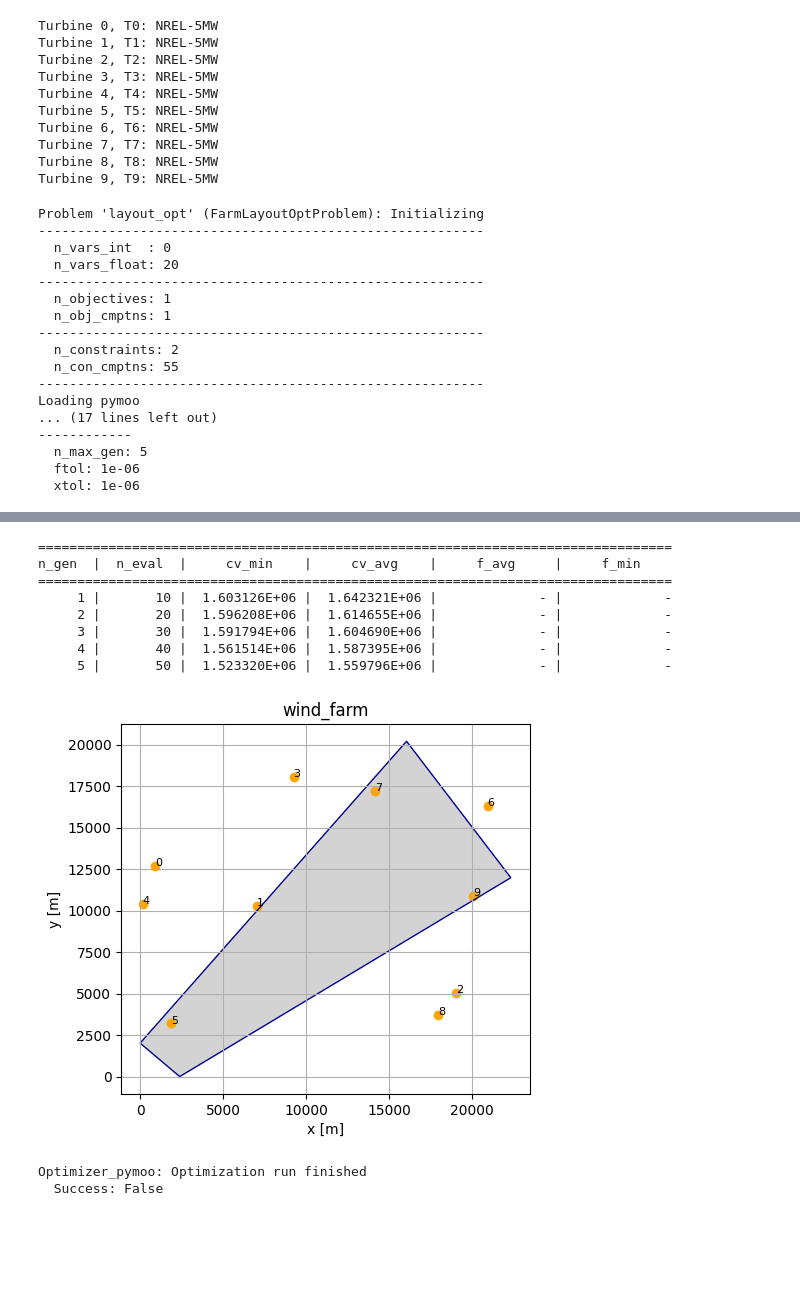
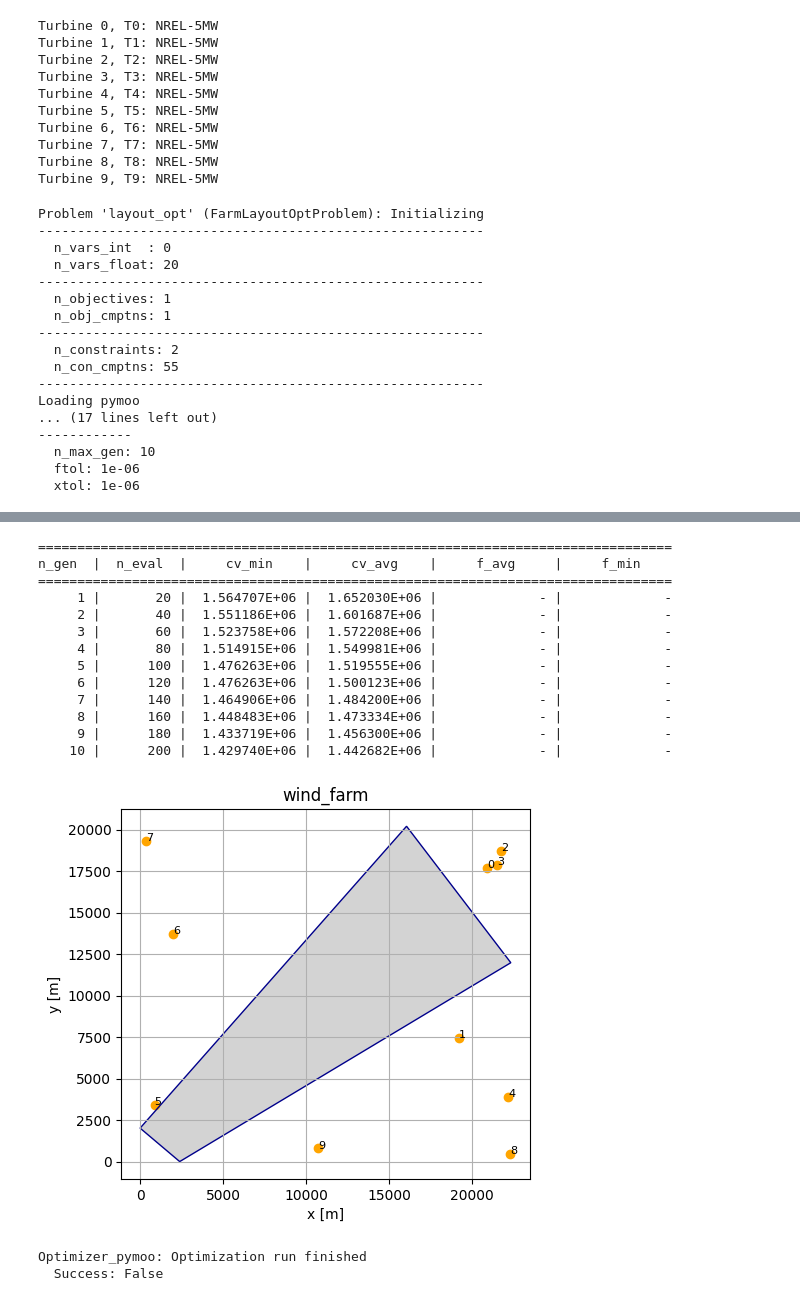
Before and after one commit to boujuan/StudentProject-Yield-Predictions-Offshore, a Jupyter notebook: Foxes_Wake_layout_Pascal.ipynb, the cells around one changed output, grey strips where cells are left out. Saved outputs shown, nothing was run; the diff lists cells and outputs as text; code cells hidden in the pictures; blank space fills up the shorter version.

```diff
--- a/Foxes_Wake_layout_Pascal.ipynb
+++ b/Foxes_Wake_layout_Pascal.ipynb
@@ -67,8 +84,8 @@ N = 10
 D = 126
 Min_Dist = 3*D
 
-Population  = 10
-Generations = 5
+Population  = 20
+Generations = 10
 Seed        = 42
 
 
@@ -126,11 +143,11 @@ Turbine 9, T9: NREL-5MW
 # %%
 
 with foxes.utils.runners.DaskRunner(
-    scheduler=None,
-    n_workers=None,
-    threads_per_worker=None,
+    # scheduler=None,
+    # n_workers=4,
+    # threads_per_worker=1,
     progress_bar=False,   # you can't see convergence with this, stupid
-    verbosity=1,
+    verbosity=1,          # detail of output
 ) as runner:
     ###--------------------------The_Problem------------------------------###
     problem = FarmLayoutOptProblem("layout_opt", algo, runner=runner)
@@ -144,7 +161,7 @@ with foxes.utils.runners.DaskRunner(
     #     geometry = boundary,
     #     name = "steve"
     #     ))
-    problem.add_constraint(FarmBoundaryConstraint(problem,name='boundary'))
+    problem.add_constraint(FarmBoundaryConstraint(problem))
 
     if Min_Dist is not None:
          problem.add_constraint(
@@ -180,40 +197,45 @@ with foxes.utils.runners.DaskRunner(
     plt.close(ax.get_figure())
 
     results = solver.solve()
 
     ax = foxes.output.FarmLayoutOutput(farm).get_figure()
     plt.show()
     plt.close(ax.get_figure())
 
     solver.finalize(results)
 # %% [output]
 Problem 'layout_opt' (FarmLayoutOptProblem): Initializing
 ---------------------------------------------------------
   n_vars_int  : 0
   n_vars_float: 20
 ---------------------------------------------------------
   n_objectives: 1
   n_obj_cmptns: 1
 ---------------------------------------------------------
   n_constraints: 2
   n_con_cmptns: 55
 ---------------------------------------------------------
 Loading pymoo
 ... (17 lines left out)
 ------------
-  n_max_gen: 5
+  n_max_gen: 10
   ftol: 1e-06
   xtol: 1e-06
 [figure]
 =================================================================================
 n_gen  |  n_eval  |     cv_min    |     cv_avg    |     f_avg     |     f_min
 =================================================================================
-     1 |       10 |  1.603126E+06 |  1.642321E+06 |             - |             -
-     2 |       20 |  1.596208E+06 |  1.614655E+06 |             - |             -
-     3 |       30 |  1.591794E+06 |  1.604690E+06 |             - |             -
-     4 |       40 |  1.561514E+06 |  1.587395E+06 |             - |             -
-     5 |       50 |  1.523320E+06 |  1.559796E+06 |             - |             -
+     1 |       20 |  1.564707E+06 |  1.652030E+06 |             - |             -
+     2 |       40 |  1.551186E+06 |  1.601687E+06 |             - |             -
+     3 |       60 |  1.523758E+06 |  1.572208E+06 |             - |             -
+     4 |       80 |  1.514915E+06 |  1.549981E+06 |             - |             -
+     5 |      100 |  1.476263E+06 |  1.519555E+06 |             - |             -
+     6 |      120 |  1.476263E+06 |  1.500123E+06 |             - |             -
+     7 |      140 |  1.464906E+06 |  1.484200E+06 |             - |             -
+     8 |      160 |  1.448483E+06 |  1.473334E+06 |             - |             -
+     9 |      180 |  1.433719E+06 |  1.456300E+06 |             - |             -
+    10 |      200 |  1.429740E+06 |  1.442682E+06 |             - |             -
-[figure, old version]
+[figure, new version]
 Optimizer_pymoo: Optimization run finished
   Success: False
 # %%
```
Also changed, not shown: parts of 2 cells of this notebook, 14 other files.
